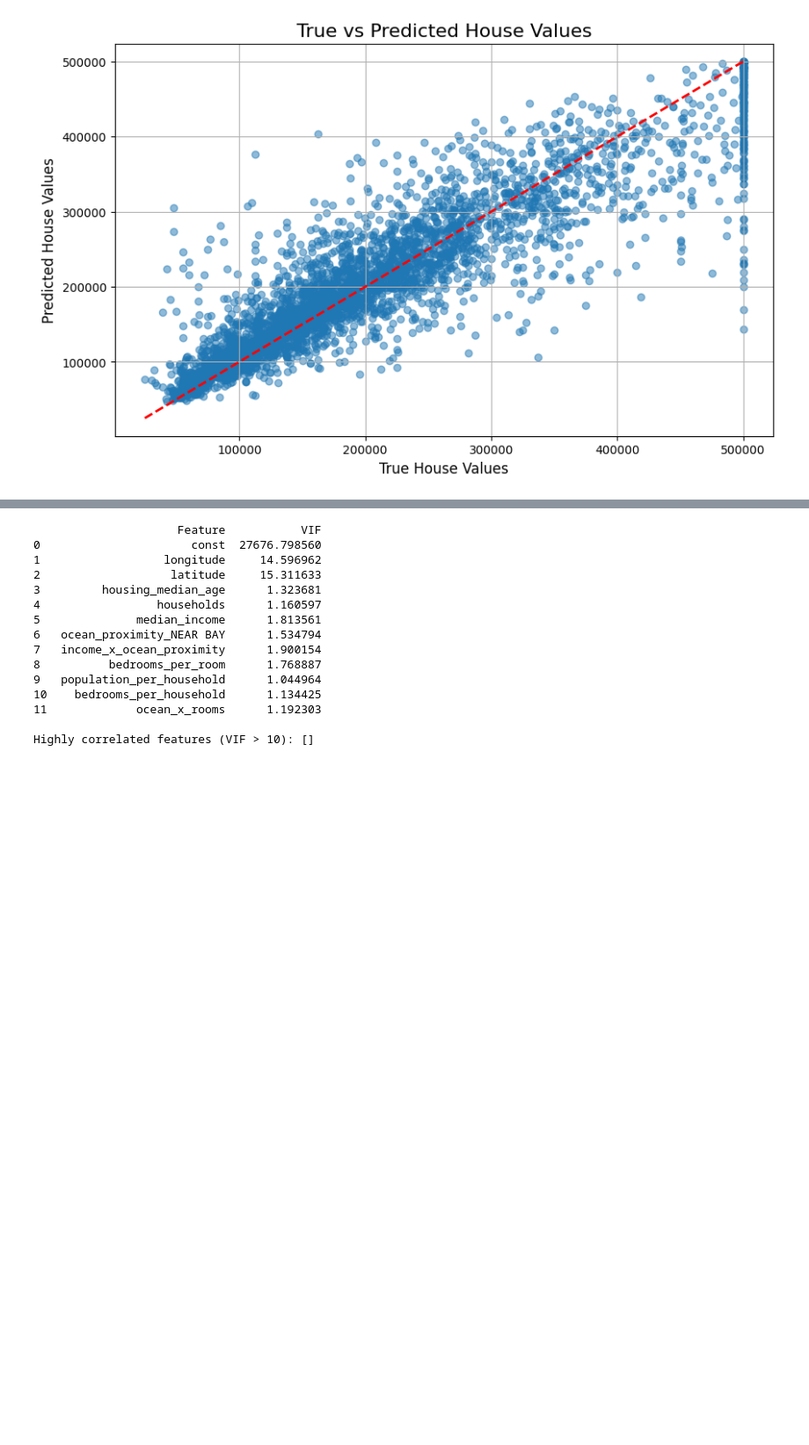
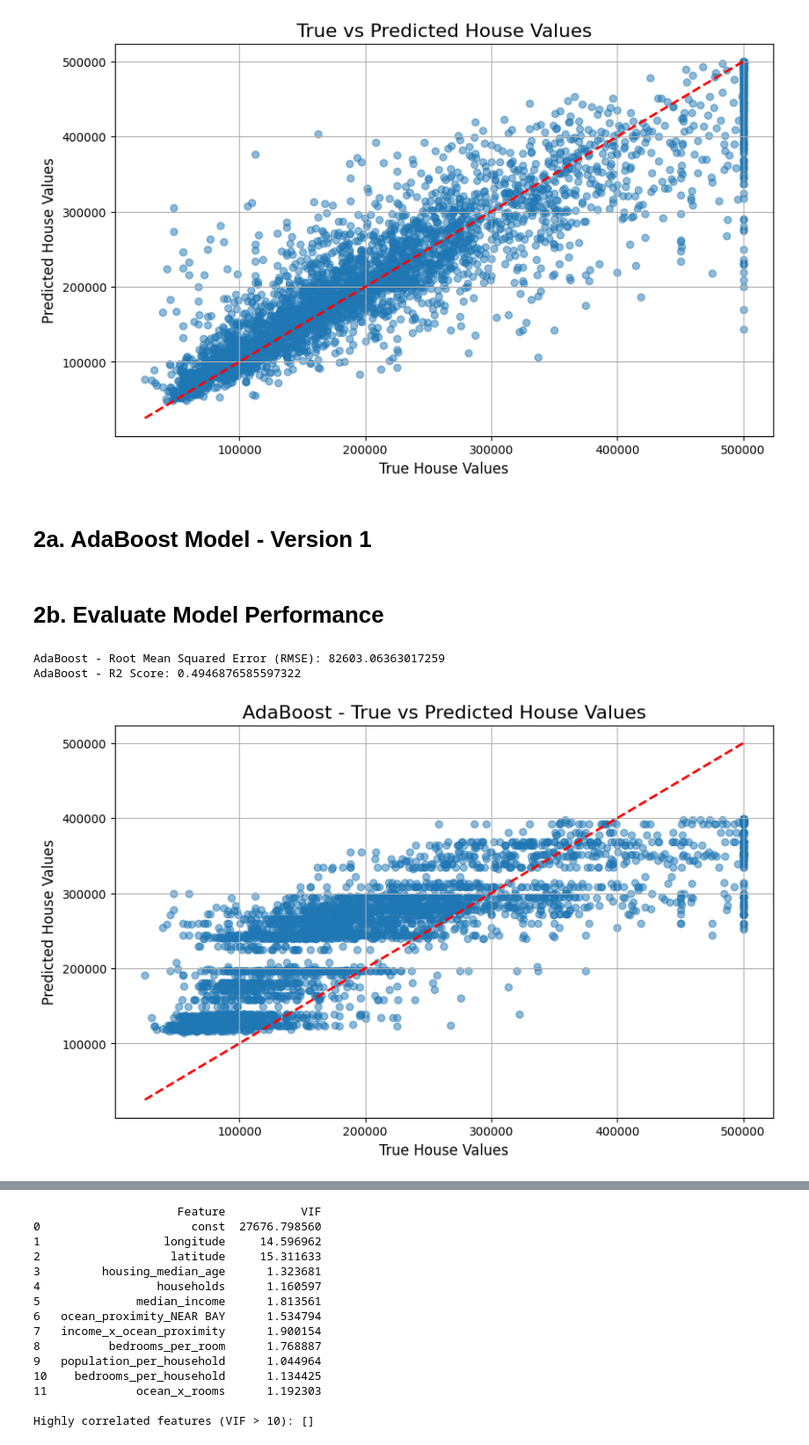
Before and after one commit to ksailesh/housing_price_project, a Jupyter notebook: Decision_Trees.ipynb, the cells around one changed output, grey strips where cells are left out. Shown at 88% size. Cells and saved outputs as stored; diff of their text form; code cells hidden in the pictures; blank space fills up the shorter version.

Commit message:
Added Version 2 code

```diff
--- a/Decision_Trees.ipynb
+++ b/Decision_Trees.ipynb
@@ -113,4 +113,39 @@ plt.grid(True)
 plt.show()
 # %% [output]
 [figure]
+# %% [markdown]
+# 2a. AdaBoost Model - Version 1
+# %%
+from sklearn.ensemble import AdaBoostRegressor
+
+# Initialize and train the AdaBoostRegressor model
+ada_model = AdaBoostRegressor(n_estimators=100, random_state=42) # You can adjust hyperparameters
+ada_model.fit(X_train_scaled, y_train)
+
+# Make predictions on the test set
+y_pred_ada = ada_model.predict(X_test_scaled)
+# %% [markdown]
+# 2b. Evaluate Model Performance
+# %%
+# Evaluate the model
+mse_ada = mean_squared_error(y_test, y_pred_ada)
+rmse_ada = np.sqrt(mse_ada)
+r2_ada = r2_score(y_test, y_pred_ada)
+
+print(f"AdaBoost - Root Mean Squared Error (RMSE): {rmse_ada}")
+print(f"AdaBoost - R2 Score: {r2_ada}")
+
+# Scatter Plot for AdaBoost
+plt.figure(figsize=(10, 6))
+plt.scatter(y_test, y_pred_ada, alpha=0.5)
+plt.title("AdaBoost - True vs Predicted House Values", fontsize=16)
+plt.xlabel("True House Values", fontsize=12)
+plt.ylabel("Predicted House Values", fontsize=12)
+plt.plot([y_test.min(), y_test.max()], [y_test.min(), y_test.max()], color="red", linestyle="--", lw=2)
+plt.grid(True)
+plt.show()
+# %% [output]
+AdaBoost - Root Mean Squared Error (RMSE): 82603.06363017259
+AdaBoost - R2 Score: 0.4946876585597322
+[figure, added]
 # %% [markdown]
```
Also changed, not shown: parts of 7 cells of this notebook.
